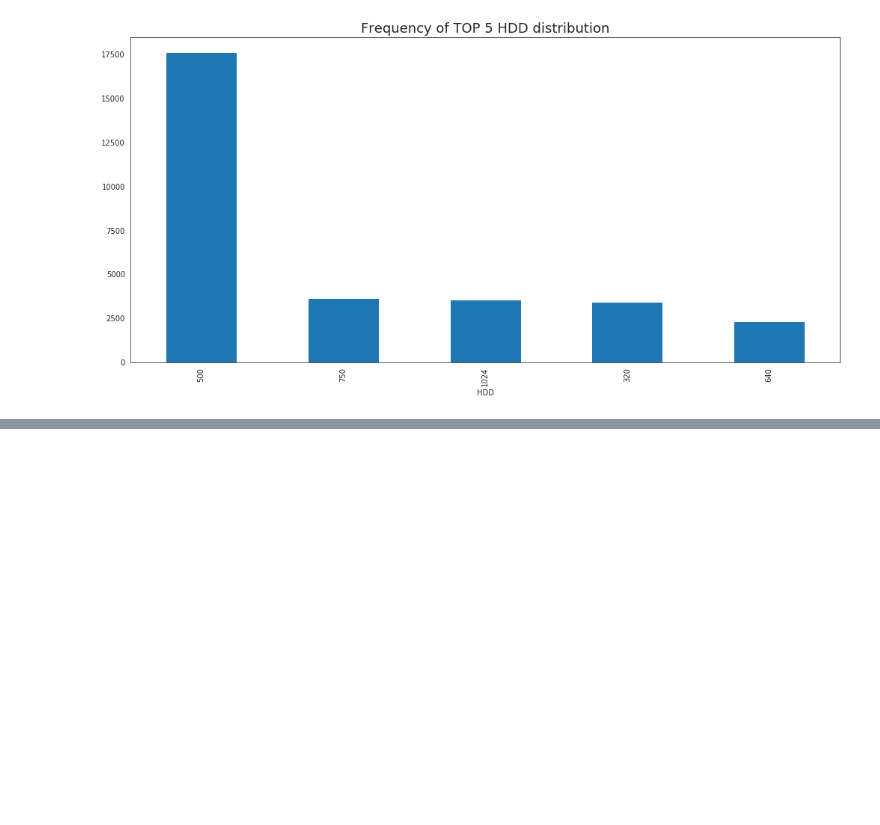
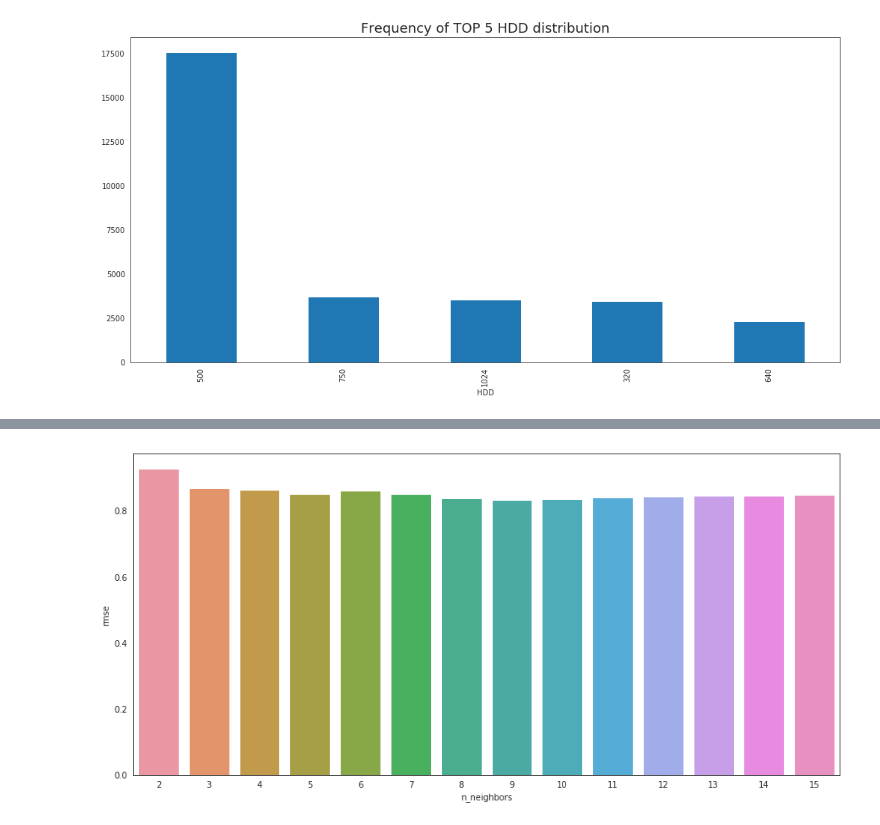
Before and after one commit to jackNhat/estimate_price, a Jupyter notebook: main.ipynb, the cells around one changed output, grey strips where cells are left out. Cells and saved outputs as stored; diff of their text form; code cells hidden in the pictures; blank space fills up the shorter version.

```diff
--- a/main.ipynb
+++ b/main.ipynb
@@ -186,0 +248,18 @@ plt.show()
+# %%
+rmse_l = []
+num = []
+for n in range(2, 16):
+    knn = neighbors.KNeighborsRegressor(n_neighbors=n)
+    knn.fit(X_train, Y_train)
+    predicted = knn.predict(X_test)
+    rmse_l.append(np.sqrt(mean_squared_error(Y_test, predicted)))
+    num.append(n)
+
+df_plt = pd.DataFrame()
+df_plt['rmse'] = rmse_l
+df_plt['n_neighbors'] = num
+ax = plt.figure(figsize=(15,7))
+sns.barplot(data = df_plt, x = 'n_neighbors', y = 'rmse')
+plt.show()
+# %% [output]
+[figure, added]
```
Also changed, not shown: parts of 31 cells of this notebook, 2 other files.
